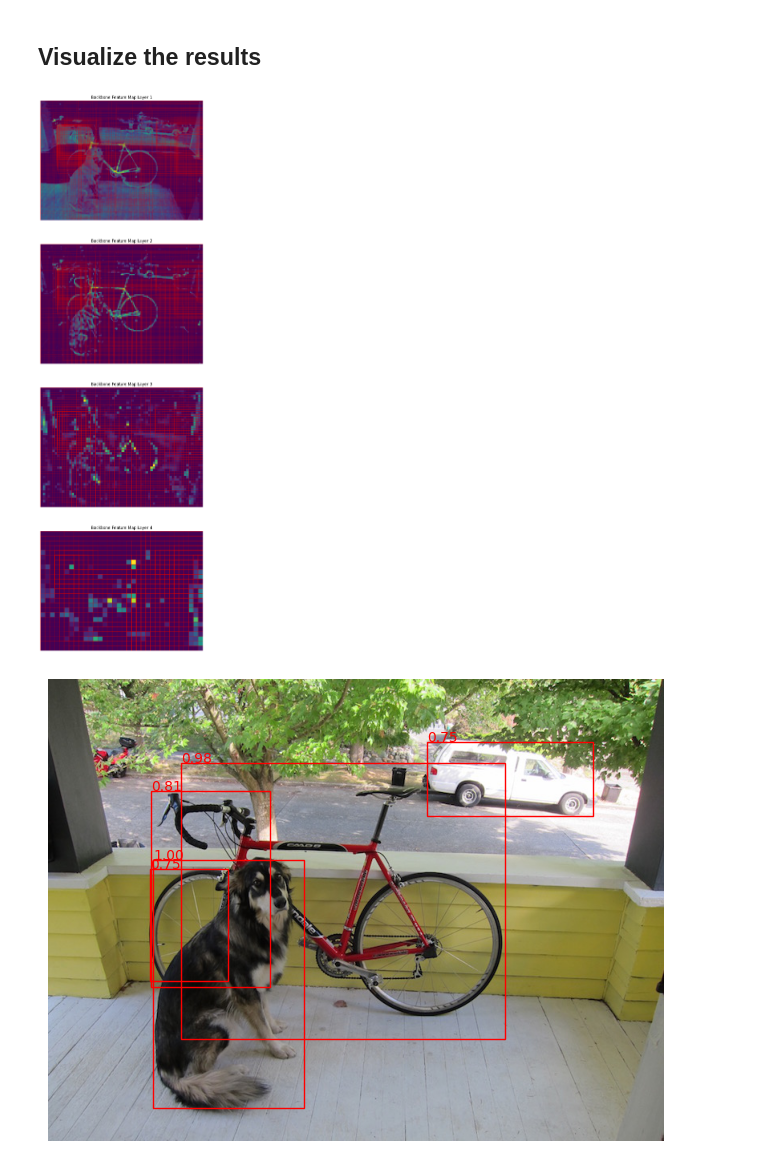
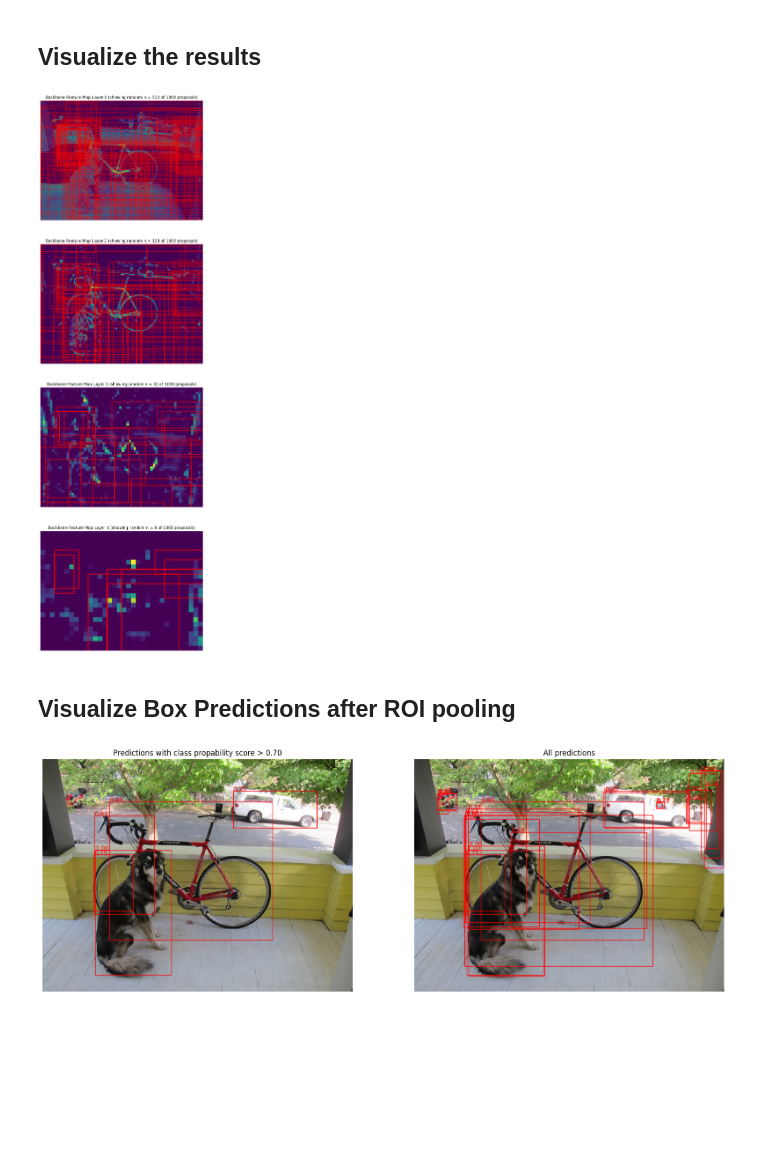
Before and after one commit to lhnrdt/faster-rcnn-demo, a Jupyter notebook: faster-rcnn-demo.ipynb, the cells around one changed output. Drawn from its saved outputs; the diff is of its cells as text; code cells hidden in the pictures; blank space fills up the shorter version.

Commit message:
improved visualizations

```diff
--- a/faster-rcnn-demo.ipynb
+++ b/faster-rcnn-demo.ipynb
@@ -112,22 +114,23 @@ rpn_handle.remove()
 # %% [markdown]
 ## Visualize the results
 # %%
-
+from random import sample
 # Visualize the first channel of the final feature map
 
 
 def visualize_feature_map(feature_maps, rpn_proposals):
     # visualize the feature maps in one row next to each other
+    n = 512
     columns = 1
     rows = len(feature_maps)
     fig, ax = plt.subplots(rows, columns, figsize=(30, 30))
     for i, feature_map in enumerate(feature_maps):
         ax[i].imshow(feature_map[0, 0].cpu().numpy(), cmap='viridis')
-        ax[i].set_title(f'Backbone Feature Map Layer {i + 1}')
         ax[i].axis('off')
 
-    for proposal in rpn_proposals[0][0]:
-        for axis in ax:
+    for i, axis in enumerate(ax):
+        n_viz =  n // (2 ** (2*i))
+        for proposal in sample(list(rpn_proposals[0][0]), n_viz):
             x_range = abs(axis.get_xlim()[1] - axis.get_xlim()[0])
             y_range = abs(axis.get_ylim()[0] - axis.get_ylim()[1])
             img_width = image_tensor.shape[-1]
@@ -139,31 +142,41 @@ def visualize_feature_map(feature_maps, rpn_proposals):
             w = int(w / img_width * x_range)
             h = int(h / img_height * y_range)
 
-            rect = patches.Rectangle((x, y), w, h, linewidth=1, edgecolor=(1, 0, 0, 0.1), facecolor='none')
+            rect = patches.Rectangle((x, y), w, h, linewidth=i+1, edgecolor=(1, 0, 0, .5), facecolor='none')
             axis.add_patch(rect)
+            axis.set_title(f'Backbone Feature Map Layer {i + 1} (showing random n = {n_viz} of {len(rpn_proposals[0][0])} proposals)')
 
     plt.show()
 
 
 visualize_feature_map(feature_maps, rpn_proposals)
 # %% [output]
-[figure, old version]
+[figure, new version]
+# %% [markdown]
+## Visualize Box Predictions after ROI pooling
 # %%
 def visualize_predictions(image, outputs, threshold=0.5):
-    fig, ax = plt.subplots(figsize=(8, 6))
-    ax.imshow(image)
+    fig, ax = plt.subplots(nrows=1, ncols=2, figsize=(20, 20))
+    ax[0].imshow(image)
+    ax[1].imshow(image)
 
     for score, box in zip(outputs[0]['scores'], outputs[0]['boxes']):
+        score_value = score.item()  # Convert score tensor to float
         if score > threshold:
-            score_value = score.item()  # Convert score tensor to float
             rect = patches.Rectangle((box[0], box[1]), box[2] - box[0], box[3] - box[1],
-                                     linewidth=1, edgecolor='r', facecolor='none')
-            ax.text(box[0], box[1], f'{score_value:.2f}', color='red')
-            ax.add_patch(rect)
-
-    ax.axis('off')
+                                        linewidth=1, edgecolor='r', facecolor='none')
+            ax[0].text(box[0], box[1], f'{score_value:.2f}', color='red')
+            ax[0].add_patch(rect)
+        rect = patches.Rectangle((box[0], box[1]), box[2] - box[0], box[3] - box[1],
+                                    linewidth=1, edgecolor='r', facecolor='none')
+        ax[1].text(box[0], box[1], f'{score_value:.2f}', color='red')
+        ax[1].add_patch(rect)
+    ax[0].set_title(f'Predictions with class propability score > {threshold:.2f}')
+    ax[1].set_title('All predictions')
+    ax[0].axis('off')
+    ax[1].axis('off')
     plt.show()
 
 visualize_predictions(image, outputs, threshold=0.7)
 # %% [output]
-[figure, old version]
+[figure, new version]
```
Also changed, not shown: parts of 1 cell of this notebook.
